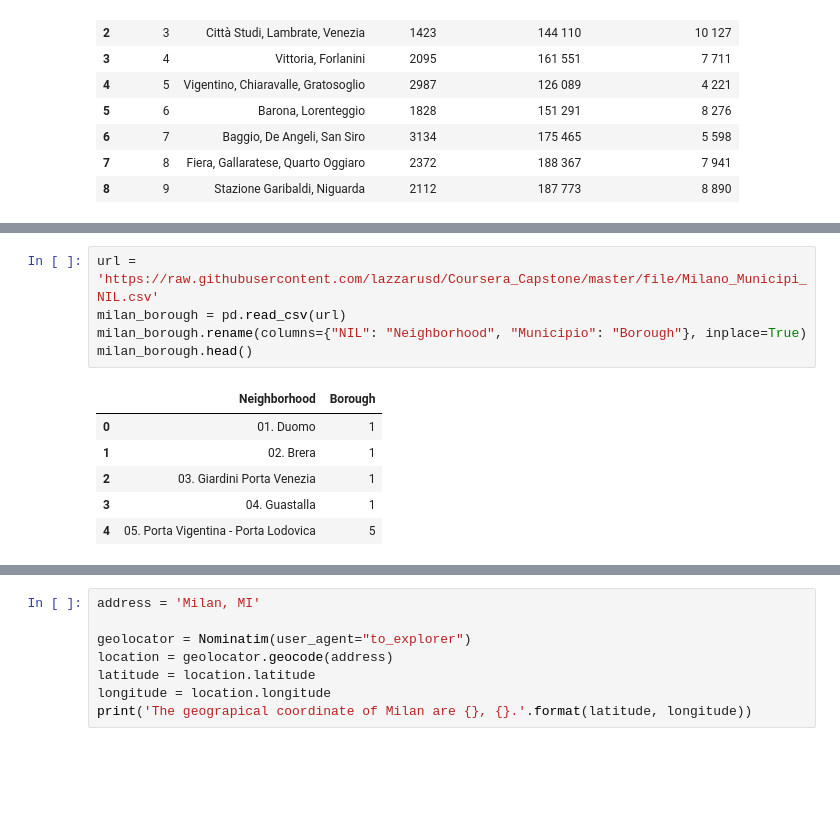
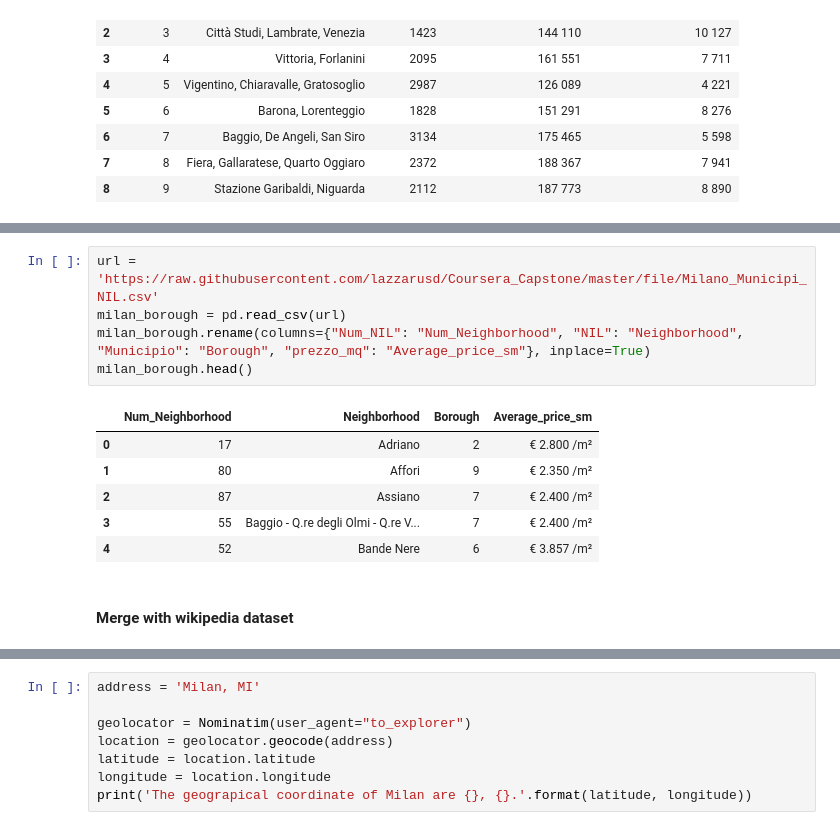
Before and after one commit to lazzarusd/Coursera_Capstone, a Jupyter notebook: The_Battle_of_Neighborhoods.ipynb, the cells around one changed output, grey strips where cells are left out. Drawn from its saved outputs; the diff is of its cells as text; blank space fills up the shorter version.

```diff
--- a/The_Battle_of_Neighborhoods.ipynb
+++ b/The_Battle_of_Neighborhoods.ipynb
@@ -109,15 +125,17 @@ milan_borough_wiki
 # %%
 url = 'https://raw.githubusercontent.com/lazzarusd/Coursera_Capstone/master/file/Milano_Municipi_NIL.csv'
 milan_borough = pd.read_csv(url)
-milan_borough.rename(columns={"NIL": "Neighborhood", "Municipio": "Borough"}, inplace=True)
+milan_borough.rename(columns={"Num_NIL": "Num_Neighborhood", "NIL": "Neighborhood", "Municipio": "Borough", "prezzo_mq": "Average_price_sm"}, inplace=True)
 milan_borough.head()
 # %% [output]
-|  | Neighborhood | Borough |
-| 0 | 01. Duomo | 1 |
-| 1 | 02. Brera | 1 |
-| 2 | 03. Giardini Porta Venezia | 1 |
-| 3 | 04. Guastalla | 1 |
-| 4 | 05. Porta Vigentina - Porta Lodovica | 5 |
+|  | Num_Neighborhood | Neighborhood | Borough | Average_price_sm |
+| 0 | 17 | Adriano | 2 | € 2.800 /m² |
+| 1 | 80 | Affori | 9 | € 2.350 /m² |
+| 2 | 87 | Assiano | 7 | € 2.400 /m² |
+| 3 | 55 | Baggio - Q.re degli Olmi - Q.re V... | 7 | € 2.400 /m² |
+| 4 | 52 | Bande Nere | 6 | € 3.857 /m² |
+# %% [markdown]
+#### Merge with wikipedia dataset
 # %%
 milan_borough['Borough'] = milan_borough['Borough'].astype(int)
 milan_borough_wiki['Borough'] = milan_borough_wiki['Borough'].astype(int)
```
Also changed, not shown: parts of 76 cells of this notebook.
